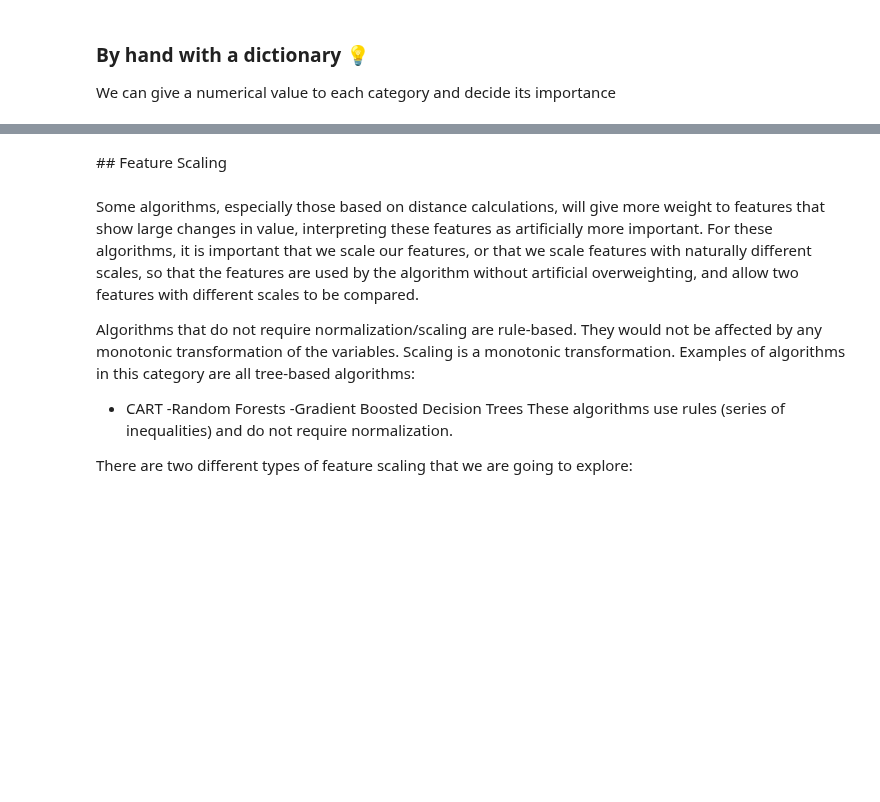
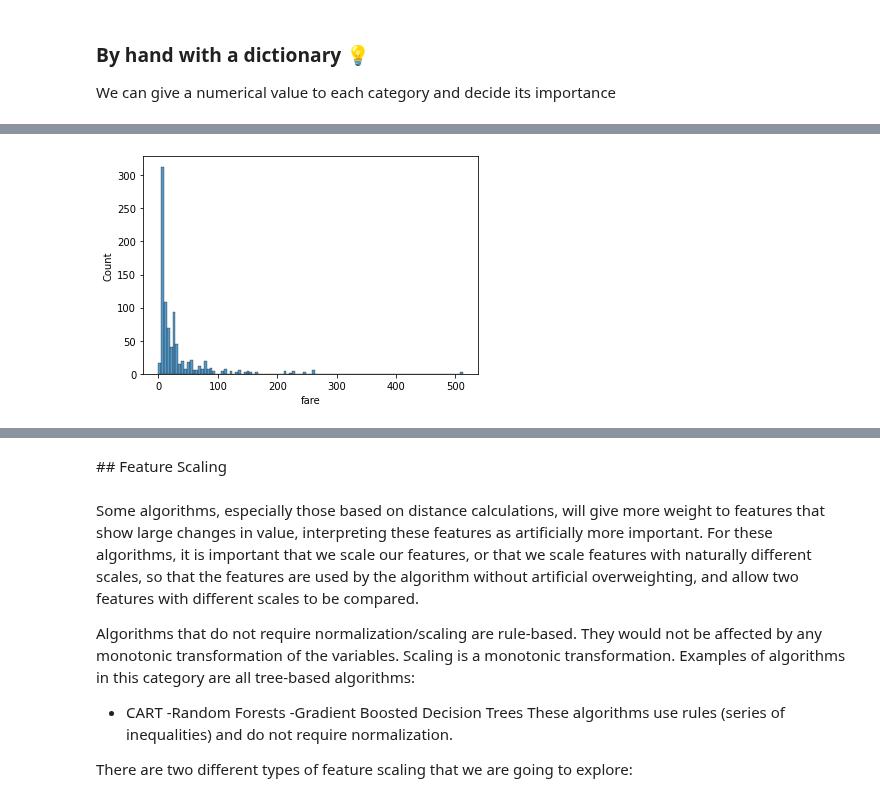
Before and after one commit to Ironhack-data-bcn-oct-2023/lectures, a Jupyter notebook: week-7/04-Feature_engineering.ipynb, the cells around one changed output, grey strips where cells are left out. Cells and saved outputs as stored; diff of their text form; code cells hidden in the pictures; blank space fills up the shorter version.

```diff
--- a/week-7/04-Feature_engineering.ipynb
+++ b/week-7/04-Feature_engineering.ipynb
@@ -54,0 +753,4 @@ We can give a numerical value to each category and decide its importance
+# %%
+sns.histplot(x=df.fare); # we'll change the scale of fare, but not the distribution
+# %% [output]
+[figure, added]
```
Also changed, not shown: parts of 111 cells of this notebook.
